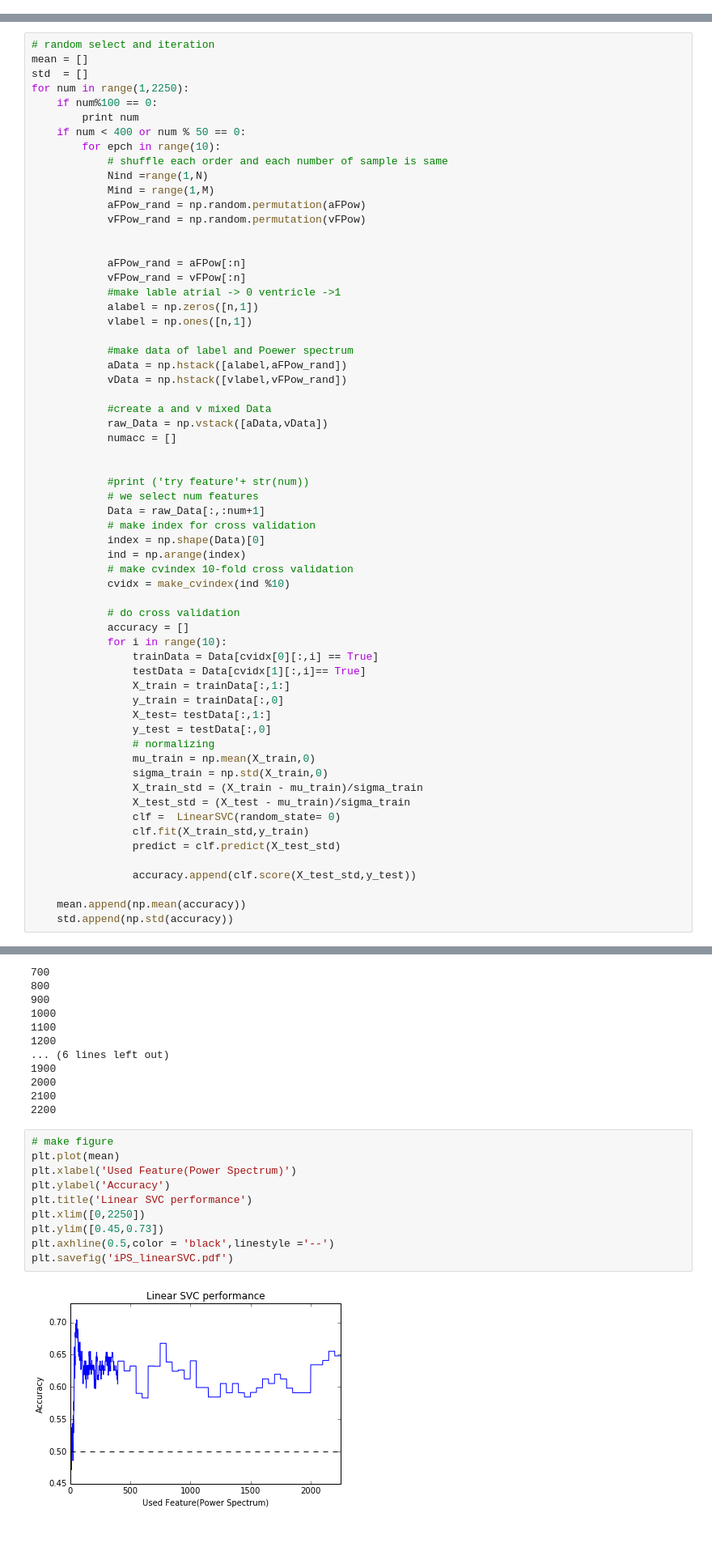
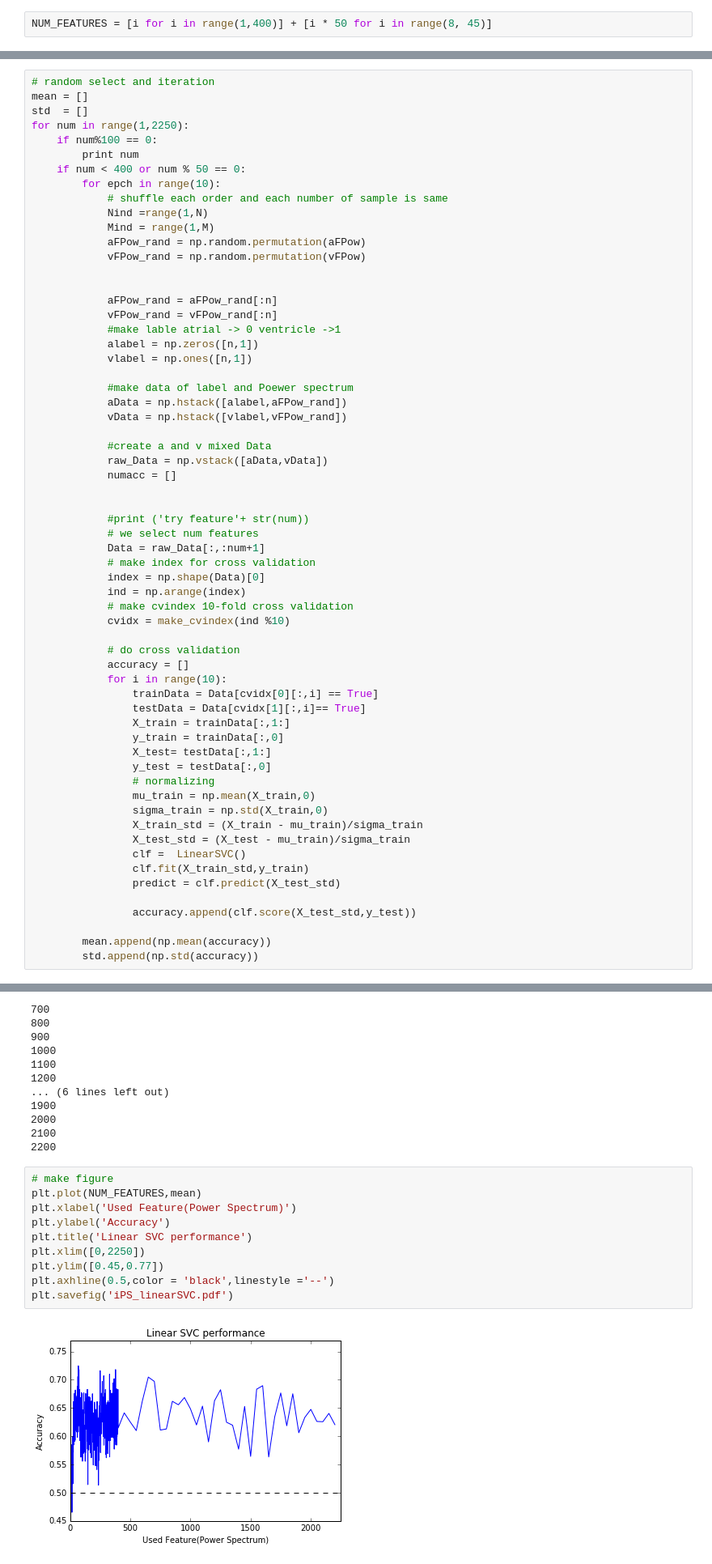
Before and after one commit to bonyuta0204/iPSCell, a Jupyter notebook: iPScell_analysis_LienarSVC0913.ipynb, the cells around one changed output, grey strips where cells are left out. Shown at 81% size. Saved outputs shown, nothing was run; the diff lists cells and outputs as text; blank space fills up the shorter version.

```diff
--- a/iPScell_analysis_LienarSVC0913.ipynb
+++ b/iPScell_analysis_LienarSVC0913.ipynb
@@ -23,4 +22,6 @@ import cal_mean_ci
 %matplotlib inline
+# %%
+NUM_FEATURES = [i for i in range(1,400)] + [i * 50 for i in range(8, 45)]
 # %%
 # loading data
 atrial = pd.read_csv("Atrial.csv", header=None) # (time *  cell)
@@ -91,8 +76,8 @@ for num in range(1,2250):
             vFPow_rand = np.random.permutation(vFPow)
 
 
-            aFPow_rand = aFPow[:n]
-            vFPow_rand = vFPow[:n]
+            aFPow_rand = aFPow_rand[:n]
+            vFPow_rand = vFPow_rand[:n]
             #make lable atrial -> 0 ventricle ->1
             alabel = np.zeros([n,1])
             vlabel = np.ones([n,1])
@@ -129,14 +114,14 @@ for num in range(1,2250):
                 sigma_train = np.std(X_train,0)
                 X_train_std = (X_train - mu_train)/sigma_train
                 X_test_std = (X_test - mu_train)/sigma_train
-                clf =  LinearSVC(random_state= 0)
+                clf =  LinearSVC()
                 clf.fit(X_train_std,y_train)
                 predict = clf.predict(X_test_std)
 
                 accuracy.append(clf.score(X_test_std,y_test))
 
-    mean.append(np.mean(accuracy))
-    std.append(np.std(accuracy))
+        mean.append(np.mean(accuracy))
+        std.append(np.std(accuracy))
 # %% [output]
 100
 200
@@ -157,16 +142,16 @@ for num in range(1,2250):
 2200
 # %%
 # make figure
-plt.plot(mean)
+plt.plot(NUM_FEATURES,mean)
 plt.xlabel('Used Feature(Power Spectrum)')
 plt.ylabel('Accuracy')
 plt.title('Linear SVC performance')
 plt.xlim([0,2250])
-plt.ylim([0.45,0.73])
+plt.ylim([0.45,0.77])
 plt.axhline(0.5,color = 'black',linestyle ='--')
 plt.savefig('iPS_linearSVC.pdf')
 # %% [output]
-[figure, old version]
+[figure, new version]
 # %%
 #save
 np.save('mean_Linear.npy',mean)
```
Also changed, not shown: parts of 29 cells of this notebook, 2 other files.
